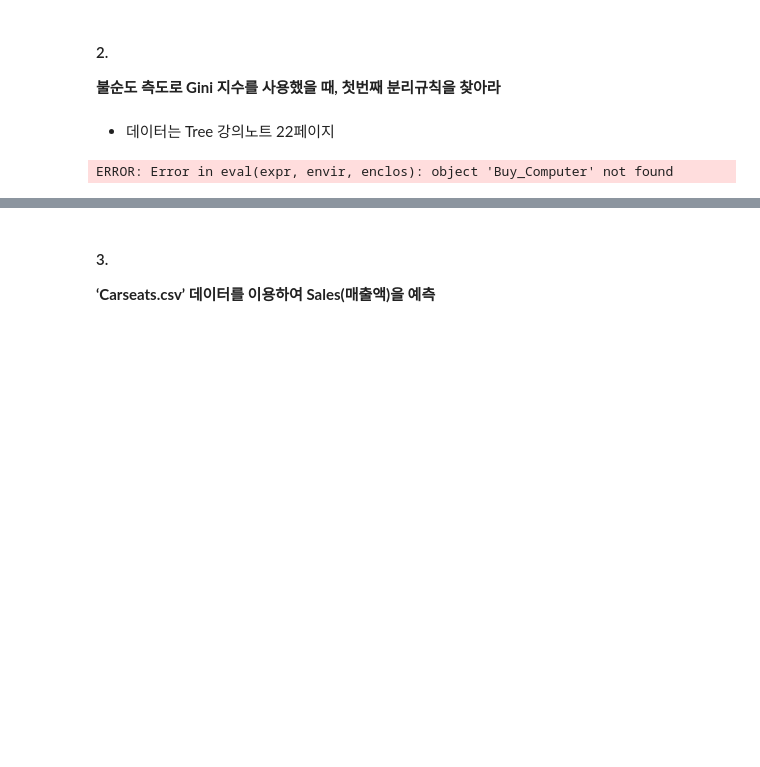
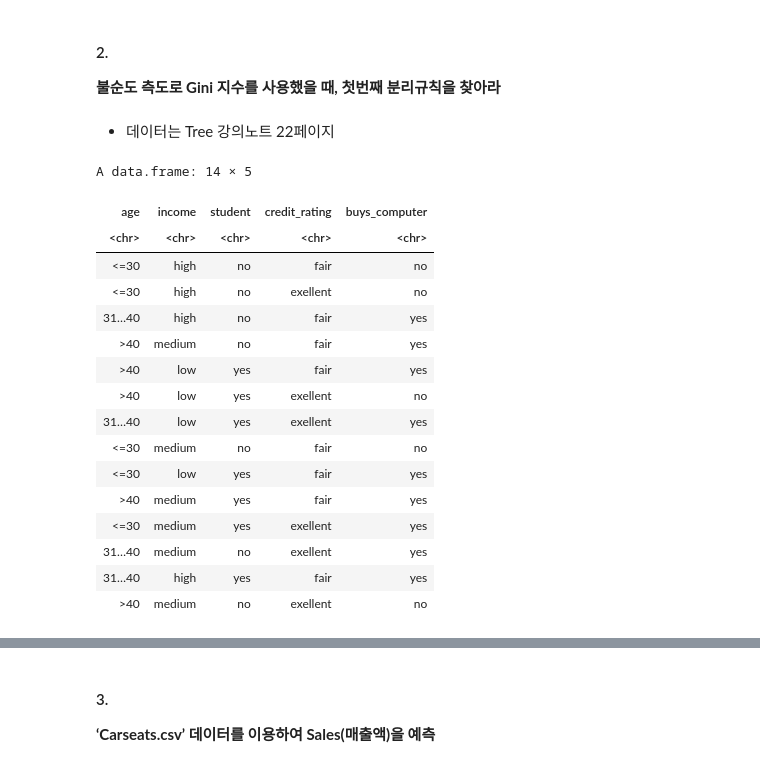
Before and after one commit to kimha02/ham, a Jupyter notebook: _notebooks/2022-05-23-datamining_hw.ipynb, the cells around one changed output, grey strips where cells are left out. Saved outputs shown, nothing was run; the diff lists cells and outputs as text; code cells hidden in the pictures; blank space fills up the shorter version.

```diff
--- a/_notebooks/2022-05-17-datamining_hw.ipynb
+++ b/_notebooks/2022-05-23-datamining_hw.ipynb
@@ -75,5 +76,24 @@ text(tree_a, all=T)
 # %% [markdown]
 - 데이터는 Tree 강의노트 22페이지
 # %%
+dt2<-read.csv('p22.csv')
-# %% [output]
-ERROR: Error in eval(expr, envir, enclos): object 'Buy_Computer' not found
+# %%
+dt2
+# %% [output]
+A data.frame: 14 × 5
+| age | income | student | credit_rating | buys_computer |
+| <chr> | <chr> | <chr> | <chr> | <chr> |
+| <=30 | high | no | fair | no |
+| <=30 | high | no | exellent | no |
+| 31…40 | high | no | fair | yes |
+| >40 | medium | no | fair | yes |
+| >40 | low | yes | fair | yes |
+| >40 | low | yes | exellent | no |
+| 31…40 | low | yes | exellent | yes |
+| <=30 | medium | no | fair | no |
+| <=30 | low | yes | fair | yes |
+| >40 | medium | yes | fair | yes |
+| <=30 | medium | yes | exellent | yes |
+| 31…40 | medium | no | exellent | yes |
+| 31…40 | high | yes | fair | yes |
+| >40 | medium | no | exellent | no |
```
Also changed, not shown: parts of 16 cells of this notebook.
